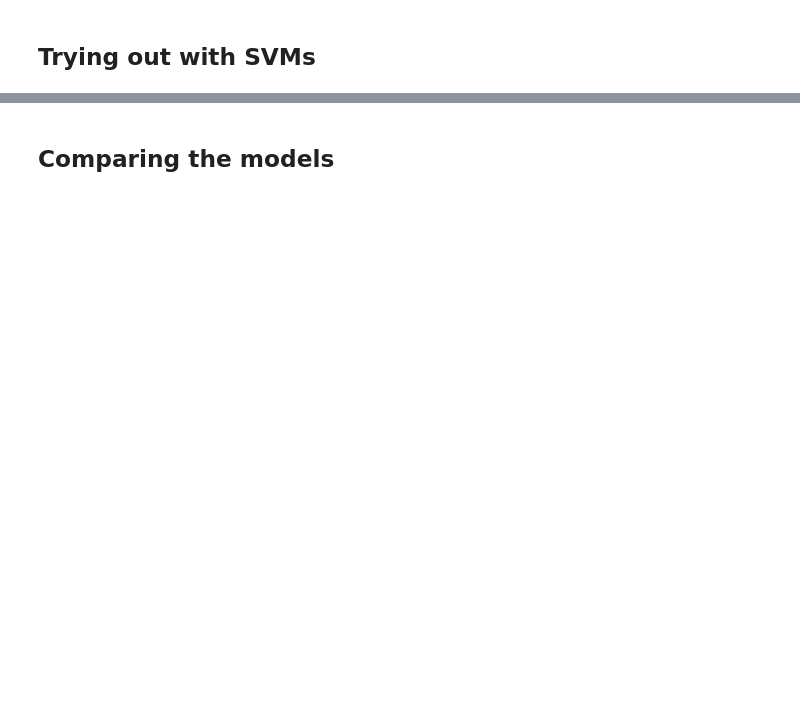
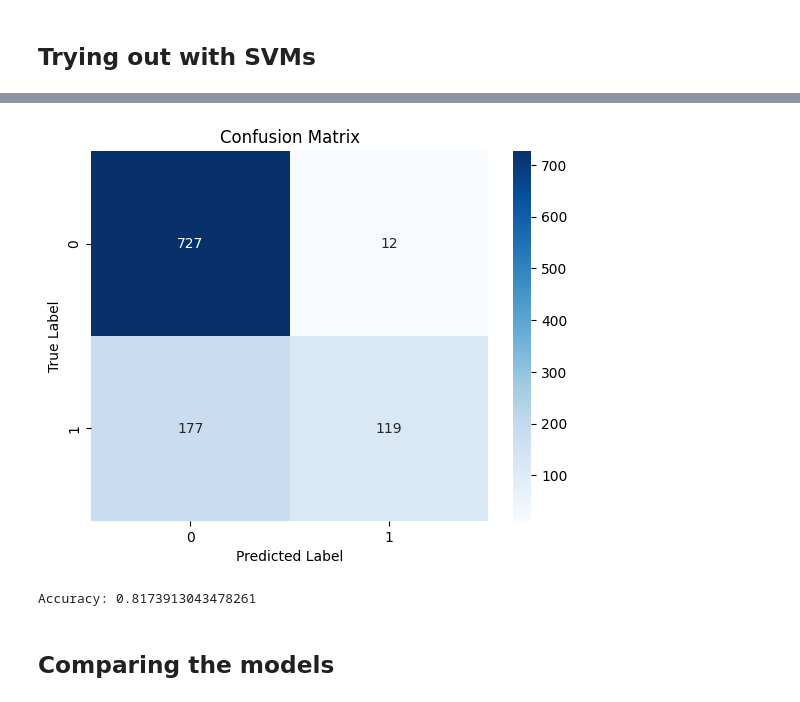
Before and after one commit to nisha1365/IIT-Summer-2023, a Jupyter notebook: Week_3.ipynb, the cells around one changed output, grey strips where cells are left out. Cells and saved outputs as stored; diff of their text form; code cells hidden in the pictures; blank space fills up the shorter version.

```diff
--- a/Week_3.ipynb
+++ b/Week_3.ipynb
@@ -133,3 +305,28 @@ plt.show()
+# %%
+# Make predictions on the test set
+y_pred = classifier.predict(X_test)
+# %%
+# Calculate the confusion matrix
+confusion_mat = confusion_matrix(y_test, y_pred)
+
+# Create a heatmap of the confusion matrix
+sns.heatmap(confusion_mat, annot=True, cmap="Blues", fmt="d")
+
+# Set the axis labels and title
+plt.xlabel("Predicted Label")
+plt.ylabel("True Label")
+plt.title("Confusion Matrix")
+
+# Show the plot
+plt.show()
+# %% [output]
+[figure, added]
+# %%
+# Calculate the accuracy of the model on the test data
+accuracy = accuracy_score(y_test, y_pred)
+print("Accuracy:", accuracy)
+# %% [output]
+Accuracy: 0.8173913043478261
 # %% [markdown]
 ## Comparing the models
 # %%
```
Also changed, not shown: parts of 27 cells of this notebook.
